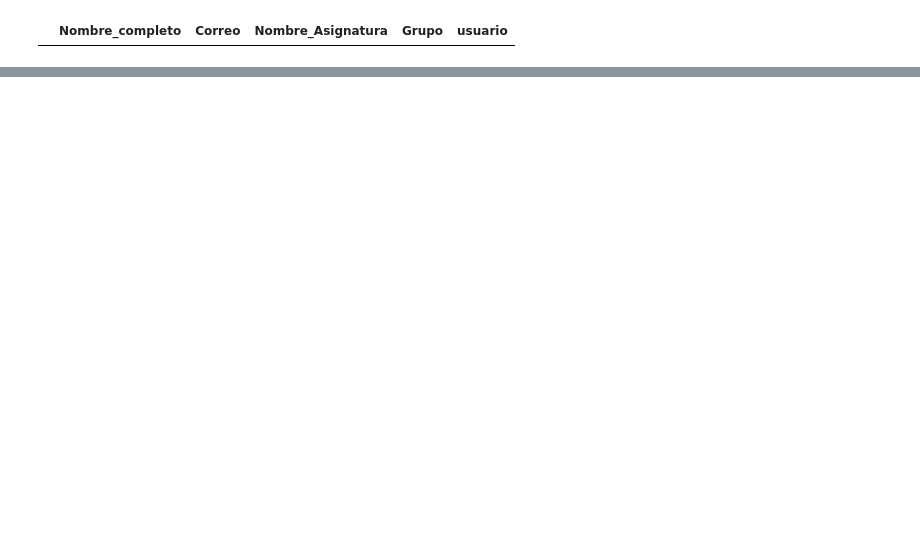
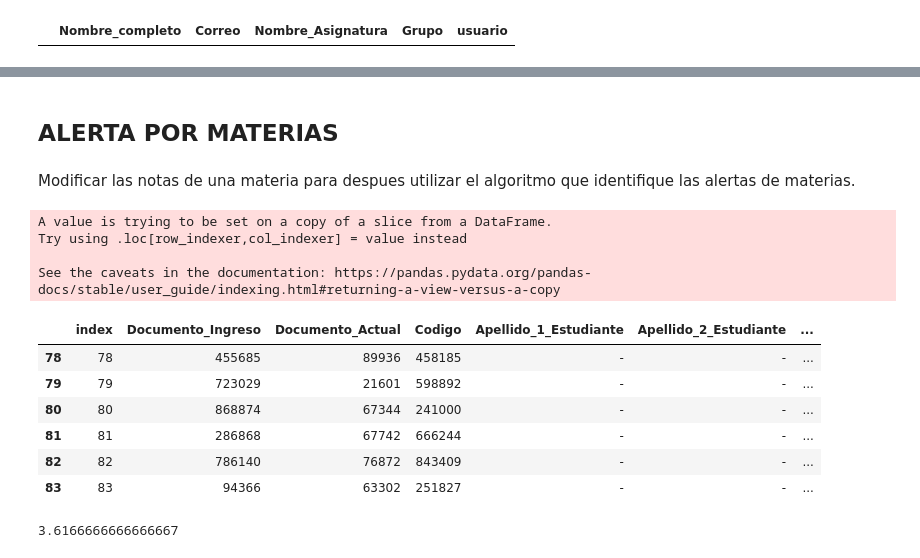
Before and after one commit to juanis2112/capstone2020, a Jupyter notebook: datos_prueba/Datos_Aleatorios.ipynb, the cells around one changed output, grey strips where cells are left out. Saved outputs shown, nothing was run; the diff lists cells and outputs as text; code cells hidden in the pictures; blank space fills up the shorter version.

```diff
--- a/datos_prueba/Datos_Aleatorios.ipynb
+++ b/datos_prueba/Datos_Aleatorios.ipynb
@@ -585,0 +575,13 @@ Estudiante cvylohuq: Aletar Nivel 1
+# %%
+#Tipos de Corte
+corte1= "Nota_1er_Corte"
+corte2 = "Nota_2do_Corte"
+corte3 = "Nota_3er_Corte"
+corte4 = "Nota_4to_Corte"
+corte5 = "Nota_5to_Corte"
+
+porcentaje1="Corte_1p"
+porcentaje2="Corte_2p"
+porcentaje3="Corte_3p"
+porcentaje4="Corte_4p"
+porcentaje5="Corte_5p"
@@ -585,0 +644,47 @@ Estudiante cvylohuq: Aletar Nivel 1
+# %% [markdown]
+## ALERTA POR MATERIAS
+# %% [markdown]
+Modificar las notas de una materia  para despues utilizar el algoritmo que identifique las alertas de materias.
+# %%
+# Alerta para meterias en un corte determinado
+def modificar(materia,corte,media,varianza):
+    # nombre_materia: nombre de la asignatura
+    # corte : string de corte respectivo
+    # media : media
+    # varianza : varianza
+    notas=[]
+    asignatura = df_completo[df_completo["Nombre_Asignatura"]== materia]
+    largo = asignatura.shape[0]
+    for i in range(largo):
+        nota = random.normalvariate(media,varianza)
+        nota = corregir(nota)
+        notas.append(nota)
+    asignatura[corte] = notas
+    return asignatura
+# %%
+materia = modificar("Precalculo",corte1,2,0.5)
+materia
+# %% [output]
+A value is trying to be set on a copy of a slice from a DataFrame.
+Try using .loc[row_indexer,col_indexer] = value instead
+
+See the caveats in the documentation: https://pandas.pydata.org/pandas-docs/stable/user_guide/indexing.html#returning-a-view-versus-a-copy
+|  | index | Documento_Ingreso | Documento_Actual | Codigo | Apellido_1_Estudiante | Apellido_2_Estudiante | ... |
+| 78 | 78 | 455685 | 89936 | 458185 | - | - | ... |
+| 79 | 79 | 723029 | 21601 | 598892 | - | - | ... |
+| 80 | 80 | 868874 | 67344 | 241000 | - | - | ... |
+| 81 | 81 | 286868 | 67742 | 666244 | - | - | ... |
+| 82 | 82 | 786140 | 76872 | 843409 | - | - | ... |
+| 83 | 83 | 94366 | 63302 | 251827 | - | - | ... |
+# %%
+# Alerta para materias por promedio acumulado
+def alerta_materias_acumulado(nombre_materia,inicial,final):
+    # nombre_materia: nombre de la asignatura
+    # inicial: numero del corte inicial sobre el cual se calcula el promedio acumulado
+    # final: numero del corte final sobre el cual se calcula el promedio acumulado
+    asignatura = df_completo[df_completo["Nombre_Asignatura"]==nombre_materia
+    for i in range(inicial-1,final):
+         asignatura[cortes[i]].mean()
+alerta_materias_acumulado("Algebra lineal",1,2)
+# %% [output]
+3.6166666666666667
```
Also changed, not shown: parts of 19 cells of this notebook.
